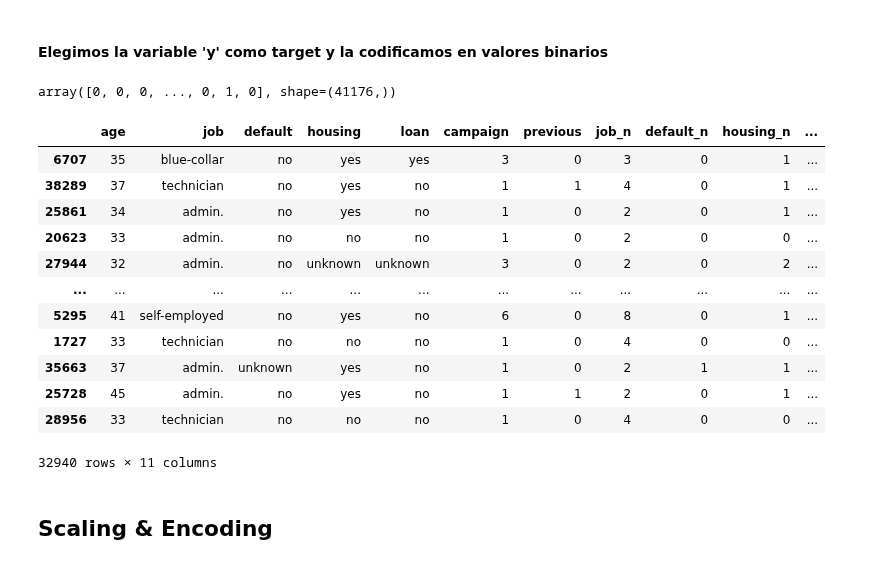
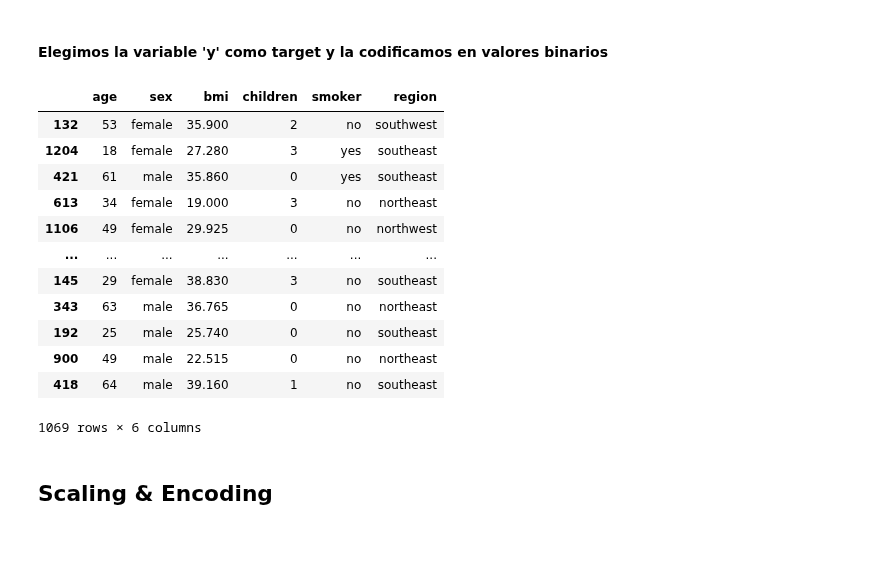
Before and after one commit to 4GeeksAcademy/sayons-intro-ml-new, a Jupyter notebook: src/02-linear-regression.ipynb, the cells around one changed output. Saved outputs shown, nothing was run; the diff lists cells and outputs as text; code cells hidden in the pictures.

```diff
--- a/src/02-linear-regression.ipynb
+++ b/src/02-linear-regression.ipynb
@@ -242,7 +235,7 @@ plt.show()
 # %%
 fig, axis = plt.subplots(1, 3, figsize=(16, 6))
-bins = [df["charges"].quantile(0.25), df["charges"].quantile(0.50), df["charges"].quantile(0.75), df["charges"].max()]
-labels = ["0-25%", "25-50%", "75-100%"]
+bins = [0, df["charges"].quantile(0.25), df["charges"].quantile(0.50), df["charges"].quantile(0.75), df["charges"].max()]
+labels = ["0-25%", "25-50%", "50-75%", "75-100%"]
 df["charges_range"] = pd.cut(df["charges"], bins=bins, labels=labels, include_lowest=True)
 sns.set_style("whitegrid")
 sns.countplot(ax=axis[0], data=df, x="charges_range", hue="sex_n").set_xlabel('Charges')
@@ -437,38 +306,31 @@ dtype: float64
 ### Dividimos el conjunto de datos en muestras de train y test
 # %% [markdown]
 #### Elegimos la variable 'y' como target y la codificamos en valores binarios
-# %%
-label_encoder = LabelEncoder()
-# 2. Entrenamos los encoders con los datos de entrenamiento (ajustamos) fit
-y_cod = label_encoder.fit_transform(df['y'])
-y_cod
-# %% [output]
-array([0, 0, 0, ..., 0, 1, 0], shape=(41176,))
 # %%
-X = df.drop(["y","y_n"], axis=1)
-y = y_cod
+X = df.drop(["charges","charges_range", "sex_n", "smoker_n", "region_n" ], axis=1)
+y = df['charges']
 
 # Instancia de: from sklearn.model_selection import train_test_split
 X_train, X_test, y_train, y_test = train_test_split(X,
                                                     y,
                                                     test_size=0.2,
-                                                    random_state=18)
+                                                    random_state=24)
 
 X_train
 # %% [output]
-|  | age | job | default | housing | loan | campaign | previous | job_n | default_n | housing_n | ... |
-| 6707 | 35 | blue-collar | no | yes | yes | 3 | 0 | 3 | 0 | 1 | ... |
-| 38289 | 37 | technician | no | yes | no | 1 | 1 | 4 | 0 | 1 | ... |
-| 25861 | 34 | admin. | no | yes | no | 1 | 0 | 2 | 0 | 1 | ... |
-| 20623 | 33 | admin. | no | no | no | 1 | 0 | 2 | 0 | 0 | ... |
-| 27944 | 32 | admin. | no | unknown | unknown | 3 | 0 | 2 | 0 | 2 | ... |
-| ... | ... | ... | ... | ... | ... | ... | ... | ... | ... | ... | ... |
-| 5295 | 41 | self-employed | no | yes | no | 6 | 0 | 8 | 0 | 1 | ... |
-| 1727 | 33 | technician | no | no | no | 1 | 0 | 4 | 0 | 0 | ... |
-| 35663 | 37 | admin. | unknown | yes | no | 1 | 0 | 2 | 1 | 1 | ... |
-| 25728 | 45 | admin. | no | yes | no | 1 | 1 | 2 | 0 | 1 | ... |
-| 28956 | 33 | technician | no | no | no | 1 | 0 | 4 | 0 | 0 | ... |
+|  | age | sex | bmi | children | smoker | region |
+| 132 | 53 | female | 35.900 | 2 | no | southwest |
+| 1204 | 18 | female | 27.280 | 3 | yes | southeast |
+| 421 | 61 | male | 35.860 | 0 | yes | southeast |
+| 613 | 34 | female | 19.000 | 3 | no | northeast |
+| 1106 | 49 | female | 29.925 | 0 | no | northwest |
+| ... | ... | ... | ... | ... | ... | ... |
+| 145 | 29 | female | 38.830 | 3 | no | southeast |
+| 343 | 63 | male | 36.765 | 0 | no | northeast |
+| 192 | 25 | male | 25.740 | 0 | no | southeast |
+| 900 | 49 | male | 22.515 | 0 | no | northeast |
+| 418 | 64 | male | 39.160 | 1 | no | southeast |
-32940 rows × 11 columns
+1069 rows × 6 columns
 # %% [markdown]
 ## Scaling & Encoding
 # %% [markdown]
```
Also changed, not shown: parts of 65 cells of this notebook, 3 other files.
